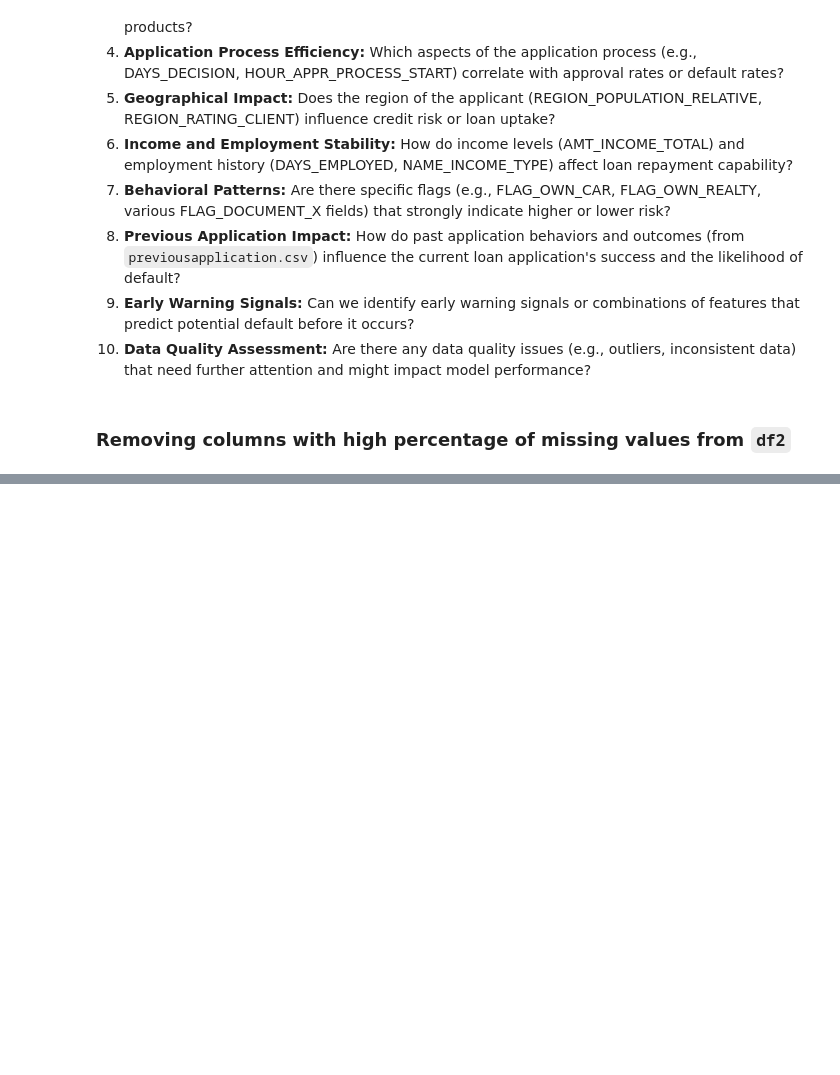
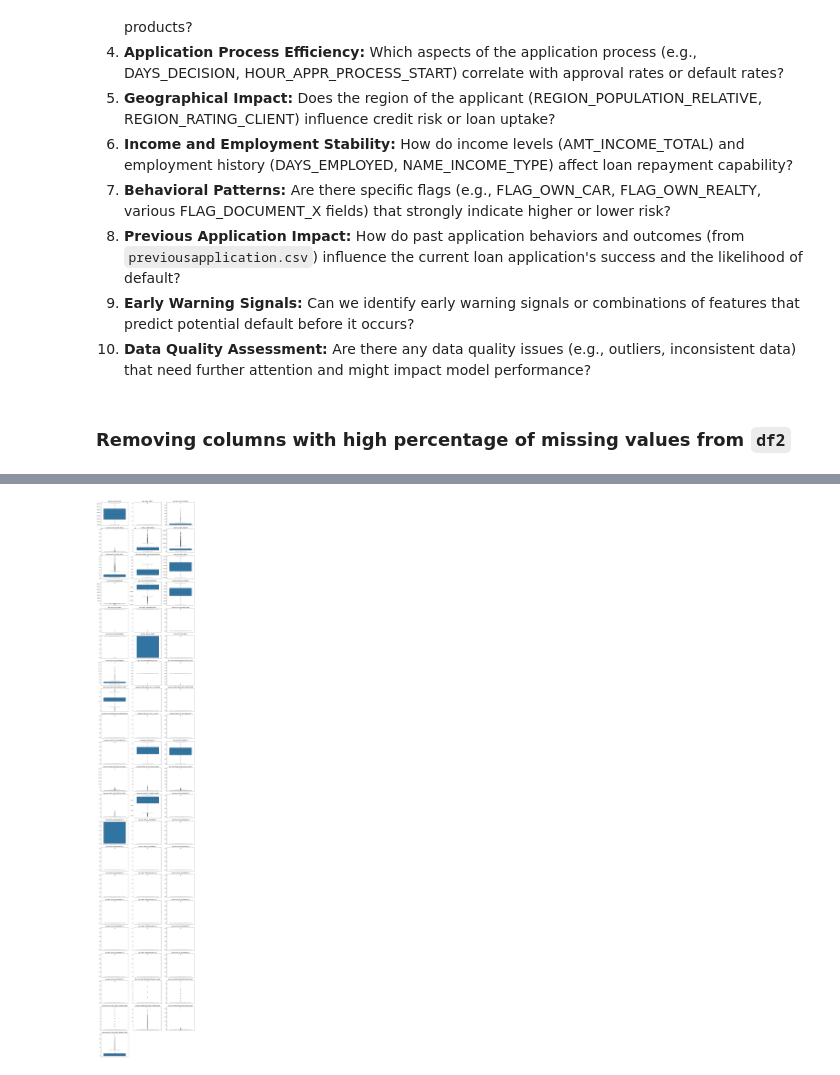
Before and after one commit to tirupari57/AI-Course, a Jupyter notebook: Credit_EDA_assignment_Approach.ipynb, the cells around one changed output, grey strips where cells are left out. Saved outputs shown, nothing was run; the diff lists cells and outputs as text; code cells hidden in the pictures; blank space fills up the shorter version.

```diff
--- a/Credit_EDA_assignment_Approach.ipynb
+++ b/Credit_EDA_assignment_Approach.ipynb
@@ -163,3 +264,32 @@ df.loc[df.AMT_ANNUITY.isnull(), 'AMT_ANNUITY'] = median ()
 # %%
 ### study the values of columns for nulls - >
 ### there are few columns with values like NAN, NaN, XNA, XA -> Junk values ( filter these rows out if the junk values are more > 30% ) If it is less, see if you can impute
+# %%
+print("Handling junk values in df:")
+
+junk_values = ['NAN', 'NaN', 'XNA', 'XAP'] # Added XAP as it's a common placeholder in financial datasets
+object_cols = df.select_dtypes(include='object').columns
+
+columns_with_high_junk = []
+
+for col in object_cols:
+    # Identify rows with junk values
+    junk_rows_mask = df[col].isin(junk_values)
+    junk_count = junk_rows_mask.sum()
+
+    if junk_count > 0:
+        junk_percentage = (junk_count / len(df)) * 100
+        print(f"Column '{col}': {junk_count} junk values found ({junk_percentage:.2f}%)")
+
+        if junk_percentage > 30:
+            columns_with_high_junk.append(col)
+        else:
+            # Impute with mode if junk percentage is <= 30%
+            mode_val = df[col][~junk_rows_mask].mode()[0] # Calculate mode excluding junk values
+            df.loc[junk_rows_mask, col] = mode_val
+            print(f"  -> Imputed junk values in '{col}' with mode: '{mode_val}'")
+
+
+# Display the head to see changes and info to check dtypes/non-null counts
+display(df.head())
+df.info()
@@ -175,0 +391,18 @@ df.loc[df.AMT_ANNUITY.isnull(), 'AMT_ANNUITY'] = median ()
+# %%
+numerical_cols = df.select_dtypes(include=['int64', 'float64']).columns
+
+num_plots_per_row = 3
+num_rows = (len(numerical_cols) + num_plots_per_row - 1) // num_plots_per_row
+
+plt.figure(figsize=(num_plots_per_row * 5, num_rows * 4))
+
+for i, col in enumerate(numerical_cols):
+    plt.subplot(num_rows, num_plots_per_row, i + 1)
+    sns.boxplot(y=df[col])
+    plt.title(f'Box Plot of {col}')
+    plt.ylabel('') # Remove y-label as it's just the column name
+    plt.tight_layout()
+
+plt.show()
+# %% [output]
+[figure, added]
```
Also changed, not shown: parts of 31 cells of this notebook.
